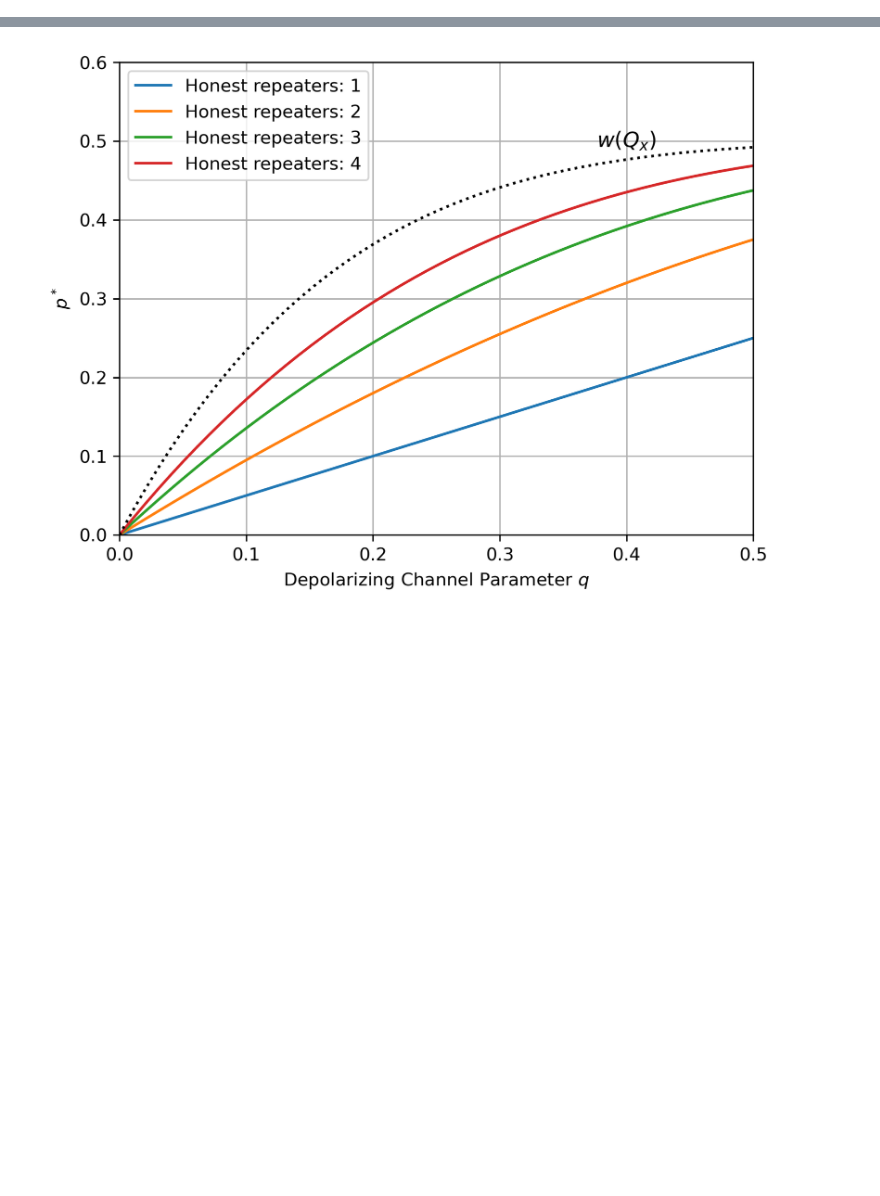
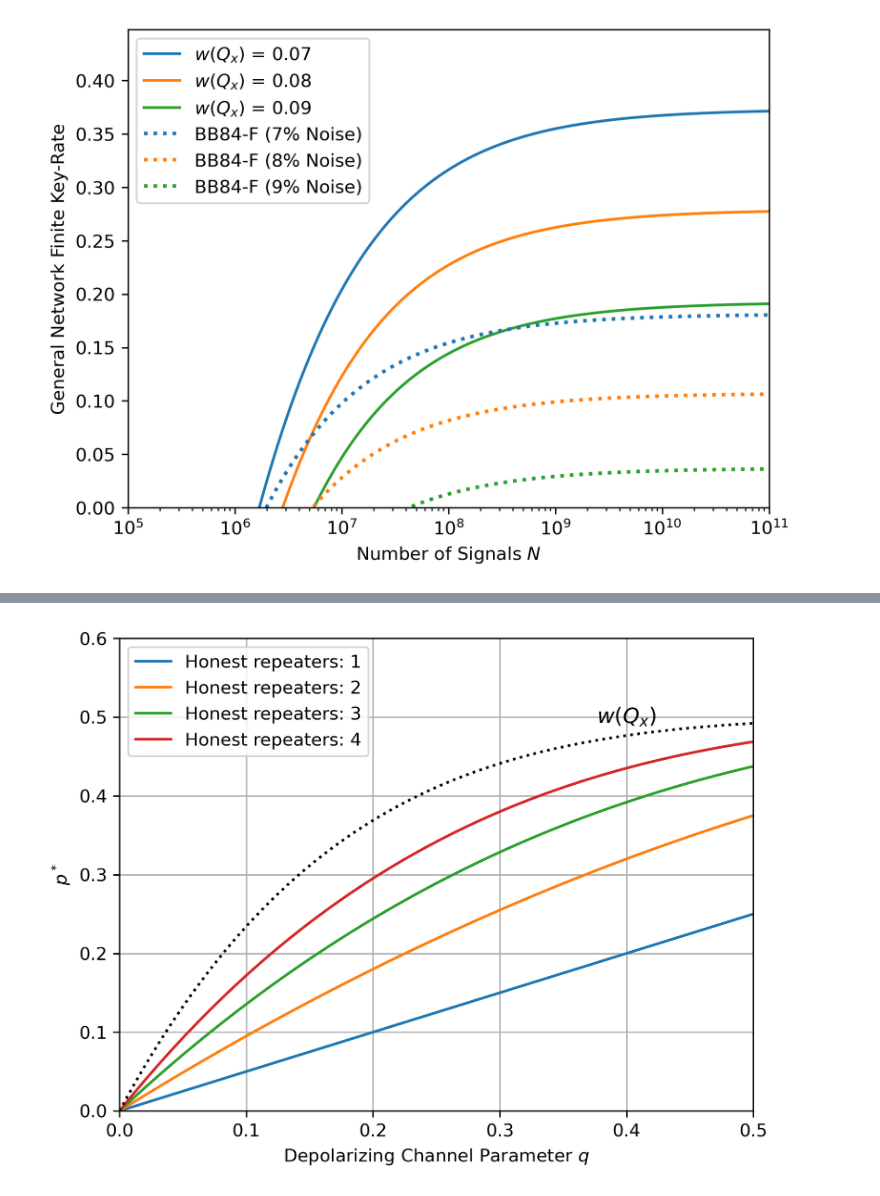
Before and after one commit to AdrianHarkness/Repeater-Security, a Jupyter notebook: Keyrate_Plots.ipynb, the cells around one changed output, grey strips where cells are left out. Cells and saved outputs as stored; diff of their text form; code cells hidden in the pictures; blank space fills up the shorter version.

```diff
--- a/Keyrate_Plots.ipynb
+++ b/Keyrate_Plots.ipynb
@@ -31,3 +14,11 @@ plot_general_keyrate_vs_signalrounds(Qx_array, p, m)
+# %%
+Qx_array = [.07, .08, .09]
+p = np.array([0.06, 0.06, 0.04, 0.05, 0.05, 0.03])
+m = np.array([0.40, 0.10, 0.15, 0.05, 0.10, 0.20])
+
+plot_general_keyrate_vs_signalrounds(Qx_array, p, m)
+# %% [output]
+[figure, added]
 # %%
 Qx_array = [.04, .06, .08]
 p = np.array([0.01, 0.02, 0.015, 0.05, 0.00, 0.03])
```
Also changed, not shown: parts of 3 cells of this notebook, 2 other files.
